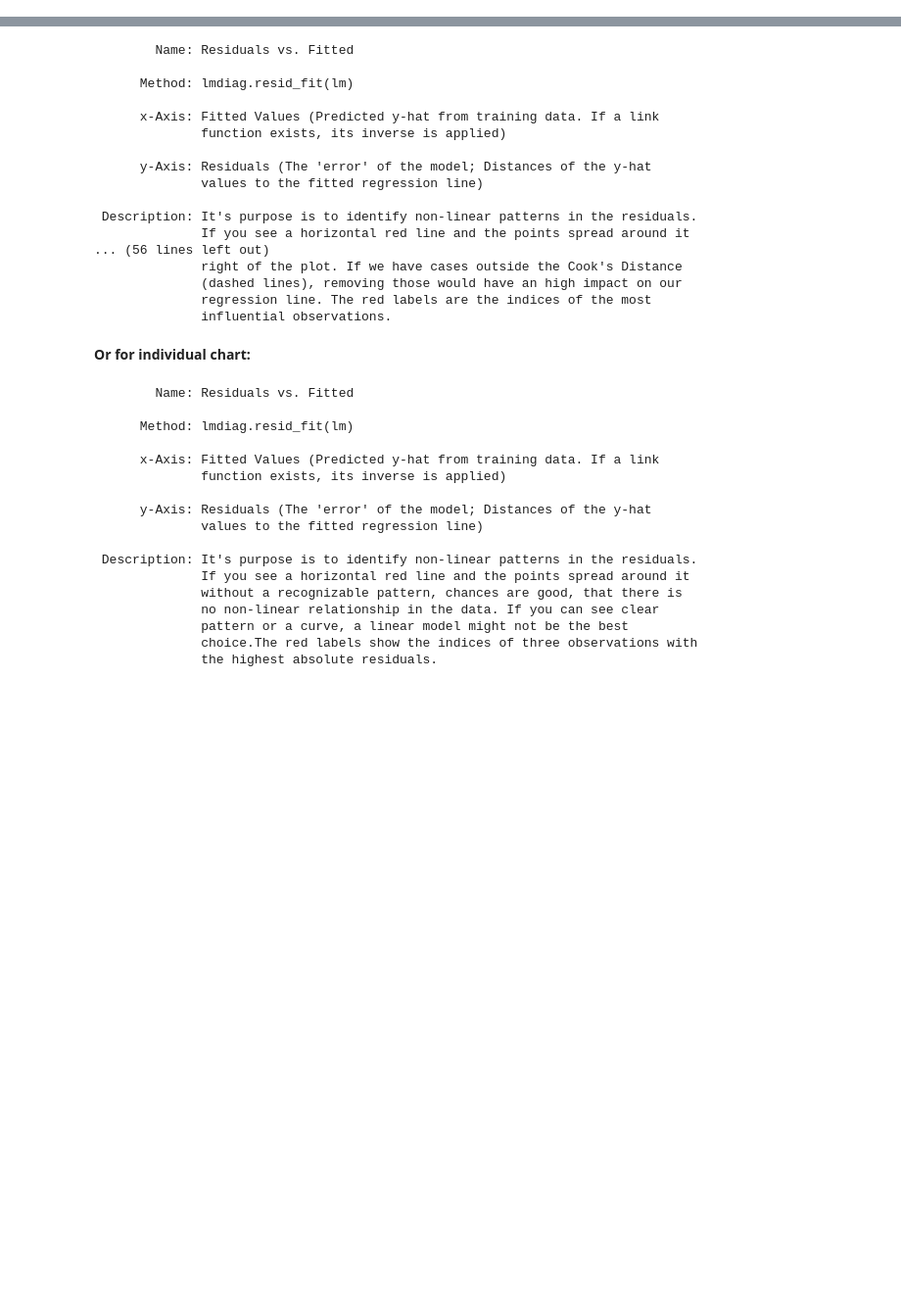
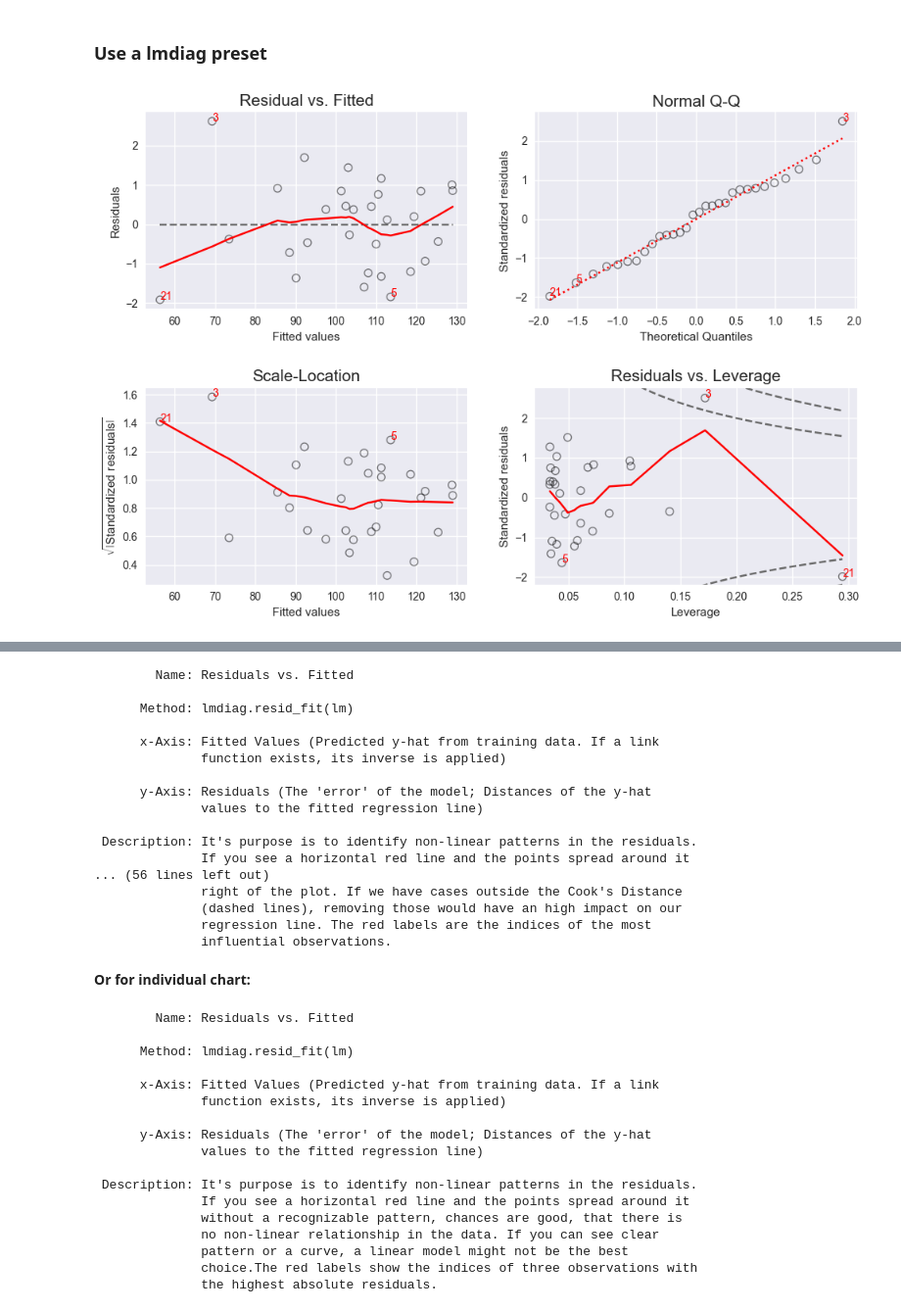
Before and after one commit to dynobo/lmdiag, a Jupyter notebook: example.ipynb, the cells around one changed output, grey strips where cells are left out. Shown at 98% size. Saved outputs shown, nothing was run; the diff lists cells and outputs as text; code cells hidden in the pictures; blank space fills up the shorter version.

```diff
--- a/example.ipynb
+++ b/example.ipynb
@@ -85,0 +91,7 @@ fig.tight_layout(pad=0.5, w_pad=3, h_pad=2)
+# %% [markdown]
+### Use a lmdiag preset
+# %%
+lmdiag.style.use(style="black_and_red")
+lmdiag.plot(statsmodels_lm);
+# %% [output]
+[figure, added]
```
Also changed, not shown: parts of 34 cells of this notebook, 9 other files.
